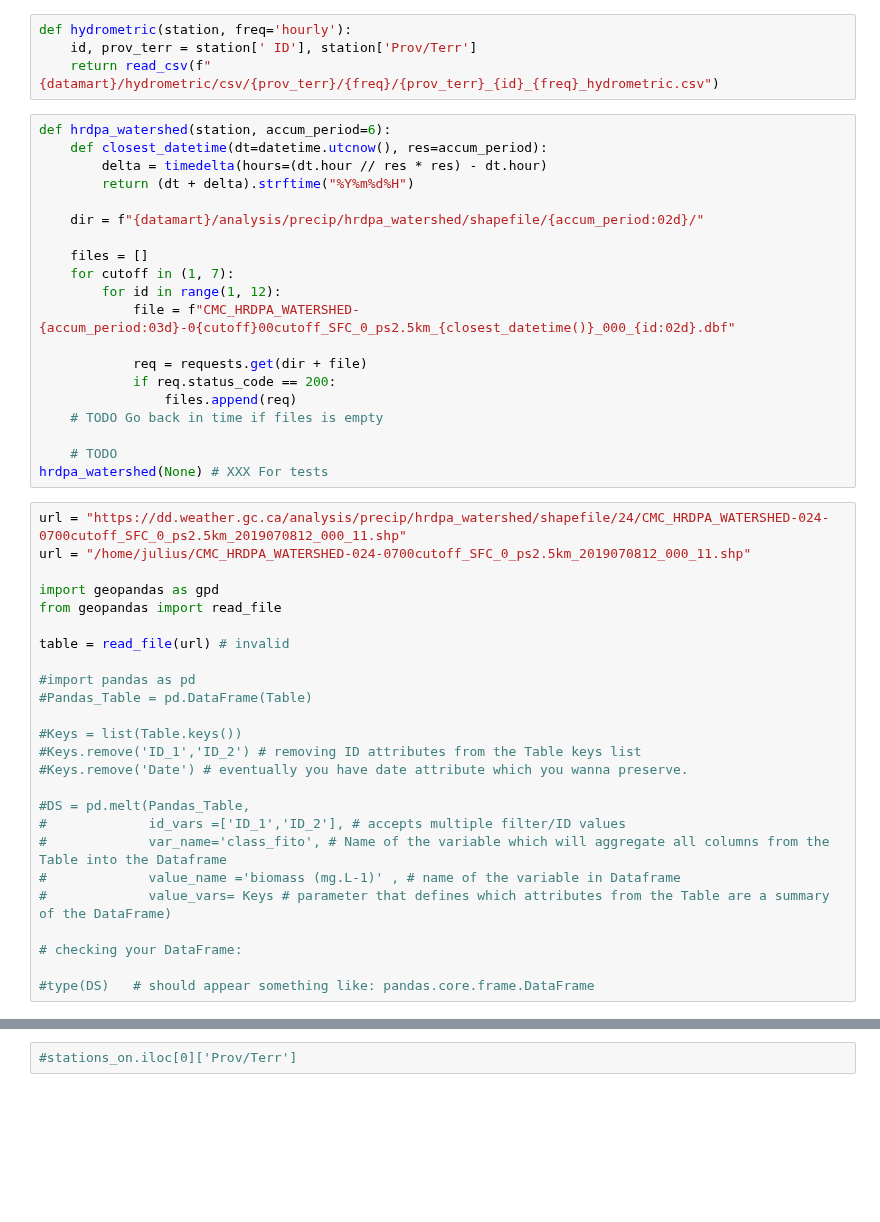
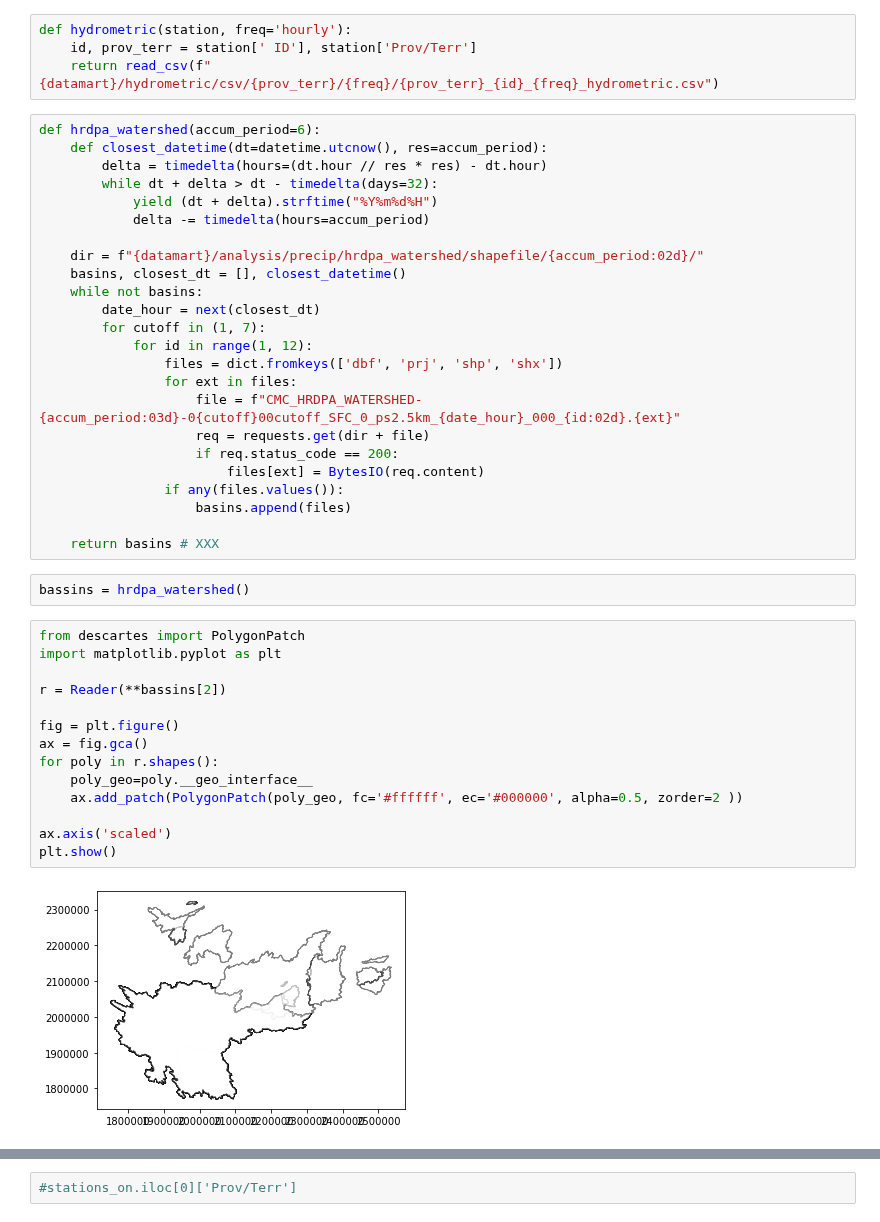
Before and after one commit to flegare/MeteoHackFlashFloodDetection, a Jupyter notebook: METEOHACK.ipynb, the cells around one changed output, grey strips where cells are left out. Cells and saved outputs as stored; diff of their text form; blank space fills up the shorter version.

Commit message:
Some basic plotting

```diff
--- a/METEOHACK.ipynb
+++ b/METEOHACK.ipynb
@@ -10,47 +13,44 @@ def hydrometric(station, freq='hourly'):
     id, prov_terr = station[' ID'], station['Prov/Terr']
     return read_csv(f"{datamart}/hydrometric/csv/{prov_terr}/{freq}/{prov_terr}_{id}_{freq}_hydrometric.csv")
 # %%
-def hrdpa_watershed(station, accum_period=6):
+def hrdpa_watershed(accum_period=6):
     def closest_datetime(dt=datetime.utcnow(), res=accum_period):
         delta = timedelta(hours=(dt.hour // res * res) - dt.hour)
-        return (dt + delta).strftime("%Y%m%d%H")
+        while dt + delta > dt - timedelta(days=32):
+            yield (dt + delta).strftime("%Y%m%d%H")
+            delta -= timedelta(hours=accum_period)
 
     dir = f"{datamart}/analysis/precip/hrdpa_watershed/shapefile/{accum_period:02d}/"
+    basins, closest_dt = [], closest_datetime()
+    while not basins:
+        date_hour = next(closest_dt)
+        for cutoff in (1, 7):
+            for id in range(1, 12):
+                files = dict.fromkeys(['dbf', 'prj', 'shp', 'shx'])
+                for ext in files:
+                    file = f"CMC_HRDPA_WATERSHED-{accum_period:03d}-0{cutoff}00cutoff_SFC_0_ps2.5km_{date_hour}_000_{id:02d}.{ext}"
+                    req = requests.get(dir + file)
+                    if req.status_code == 200:
+                        files[ext] = BytesIO(req.content)
+                if any(files.values()):
+                    basins.append(files)
 
-    files = []
-    for cutoff in (1, 7):
-        for id in range(1, 12):
-            file = f"CMC_HRDPA_WATERSHED-{accum_period:03d}-0{cutoff}00cutoff_SFC_0_ps2.5km_{closest_datetime()}_000_{id:02d}.dbf"
-
-            req = requests.get(dir + file)
-            if req.status_code == 200:
-                files.append(req)
-    # TODO Go back in time if files is empty
-
-    # TODO
-hrdpa_watershed(None) # XXX For tests
+    return basins # XXX
-# %%
-url = "https://dd.weather.gc.ca/analysis/precip/hrdpa_watershed/shapefile/24/CMC_HRDPA_WATERSHED-024-0700cutoff_SFC_0_ps2.5km_2019070812_000_11.shp"
-url = "/home/julius/CMC_HRDPA_WATERSHED-024-0700cutoff_SFC_0_ps2.5km_2019070812_000_11.shp"
-
-import geopandas as gpd
-from geopandas import read_file
-
-table = read_file(url) # invalid
-
-#import pandas as pd
-#Pandas_Table = pd.DataFrame(Table)
-
-#Keys = list(Table.keys())
-#Keys.remove('ID_1','ID_2') # removing ID attributes from the Table keys list
-#Keys.remove('Date') # eventually you have date attribute which you wanna preserve.
-
-#DS = pd.melt(Pandas_Table,
-#             id_vars =['ID_1','ID_2'], # accepts multiple filter/ID values
-#             var_name='class_fito', # Name of the variable which will aggregate all columns from the Table into the Dataframe
-#             value_name ='biomass (mg.L-1)' , # name of the variable in Dataframe
-#             value_vars= Keys # parameter that defines which attributes from the Table are a summary of the DataFrame)
-
-# checking your DataFrame:
-
-#type(DS)   # should appear something like: pandas.core.frame.DataFrame
+# %%
+bassins = hrdpa_watershed()
+# %%
+from descartes import PolygonPatch
+import matplotlib.pyplot as plt
+
+r = Reader(**bassins[2])
+
+fig = plt.figure()
+ax = fig.gca()
+for poly in r.shapes():
+    poly_geo=poly.__geo_interface__
+    ax.add_patch(PolygonPatch(poly_geo, fc='#ffffff', ec='#000000', alpha=0.5, zorder=2 ))
+
+ax.axis('scaled')
+plt.show()
+# %% [output]
+[figure, added]
```
Also changed, not shown: parts of 5 cells of this notebook.
